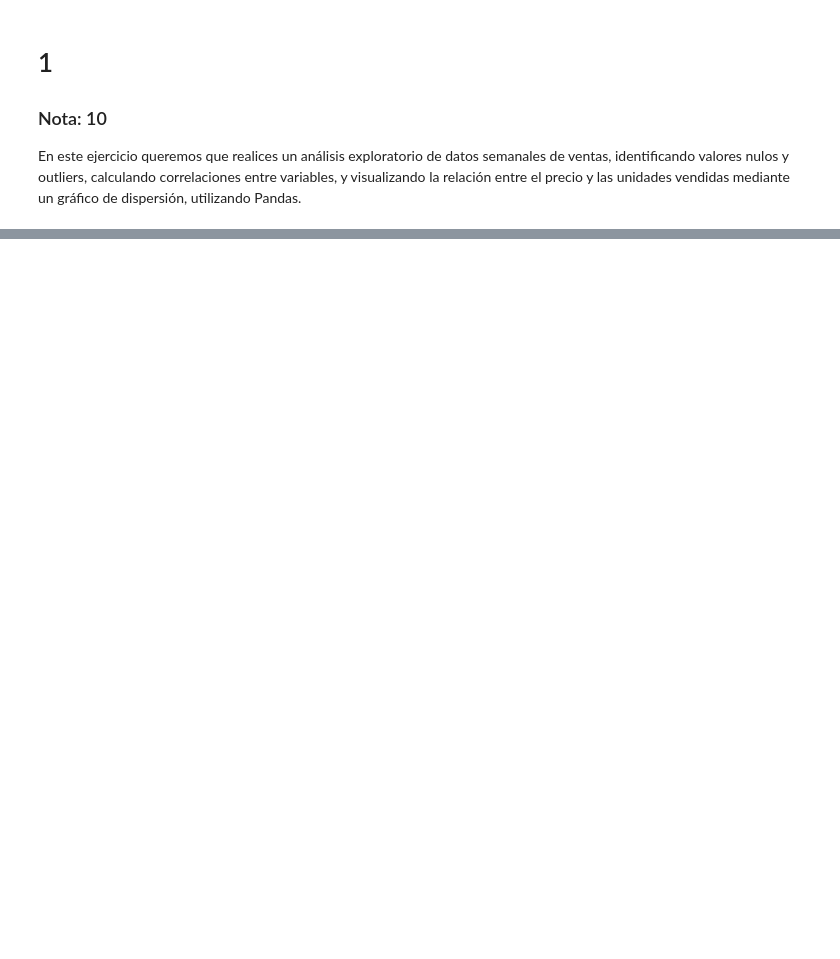
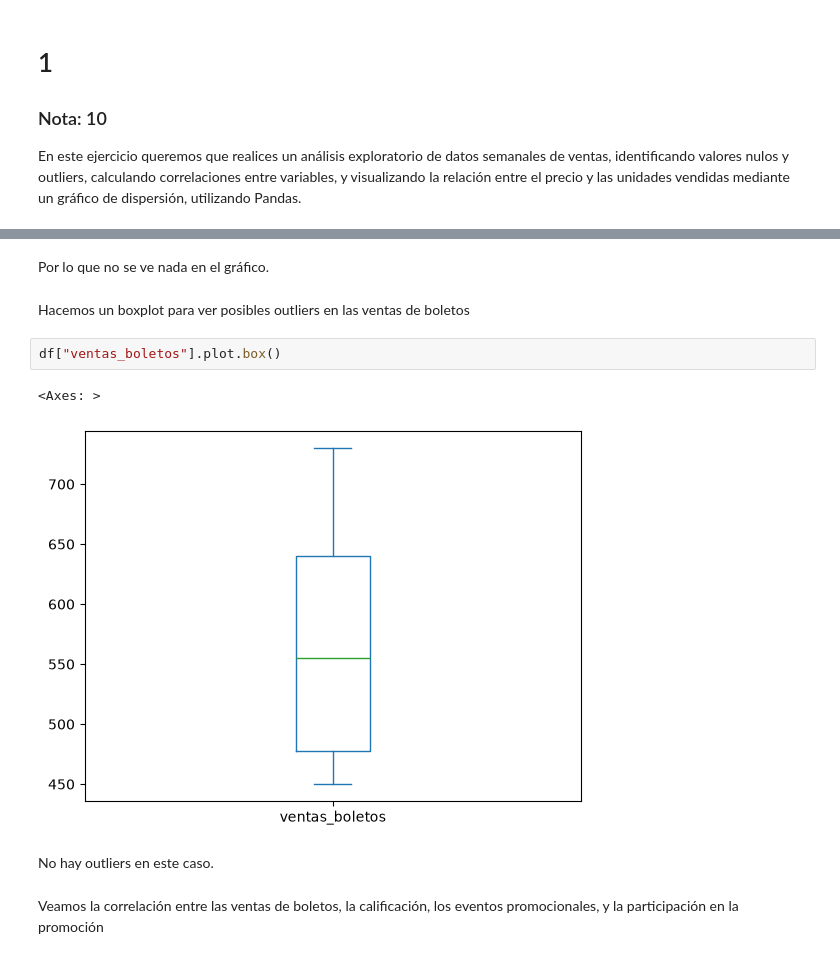
Before and after one commit to samuelmzc/Desarrollo_Soluciones_IA_UNIR, a Jupyter notebook: 0_Programacion_en_Python/lab4_training.ipynb, the cells around one changed output, grey strips where cells are left out. Drawn from its saved outputs; the diff is of its cells as text; blank space fills up the shorter version.

```diff
--- a/0_Programacion_en_Python/lab4_training.ipynb
+++ b/0_Programacion_en_Python/lab4_training.ipynb
@@ -75,0 +193,13 @@ publicidad_1                0.505473  0.722081      1.000000
+# %% [markdown]
+Por lo que no se ve nada en el gráfico.
+# %% [markdown]
+Hacemos un boxplot para ver posibles outliers en las ventas de boletos
+# %%
+df["ventas_boletos"].plot.box()
+# %% [output]
+<Axes: >
+[figure, added]
+# %% [markdown]
+No hay outliers en este caso.
+# %% [markdown]
+Veamos la correlación entre las ventas de boletos, la calificación, los eventos promocionales, y la participación en la promoción
```
Also changed, not shown: parts of 31 cells of this notebook, 10 other files.
